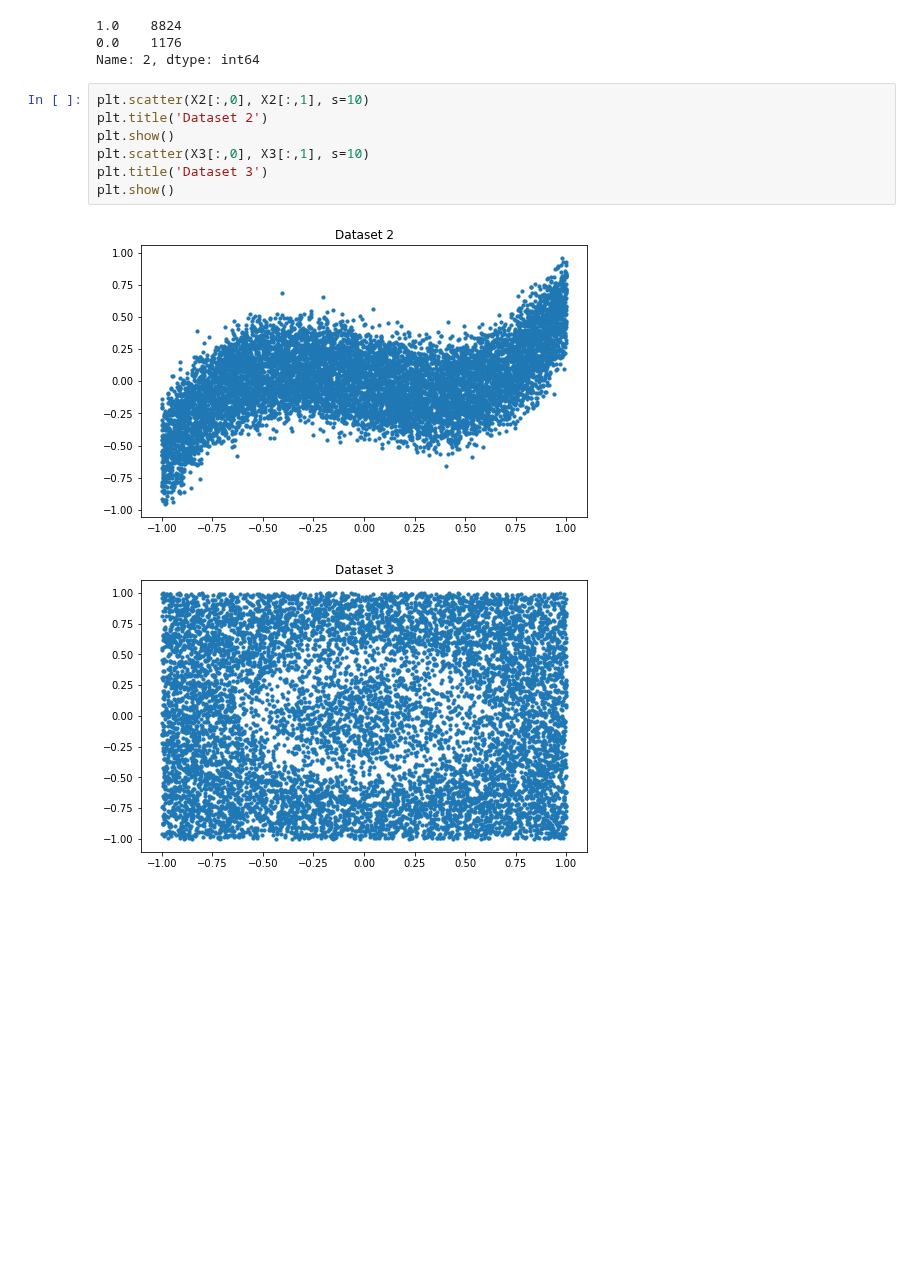
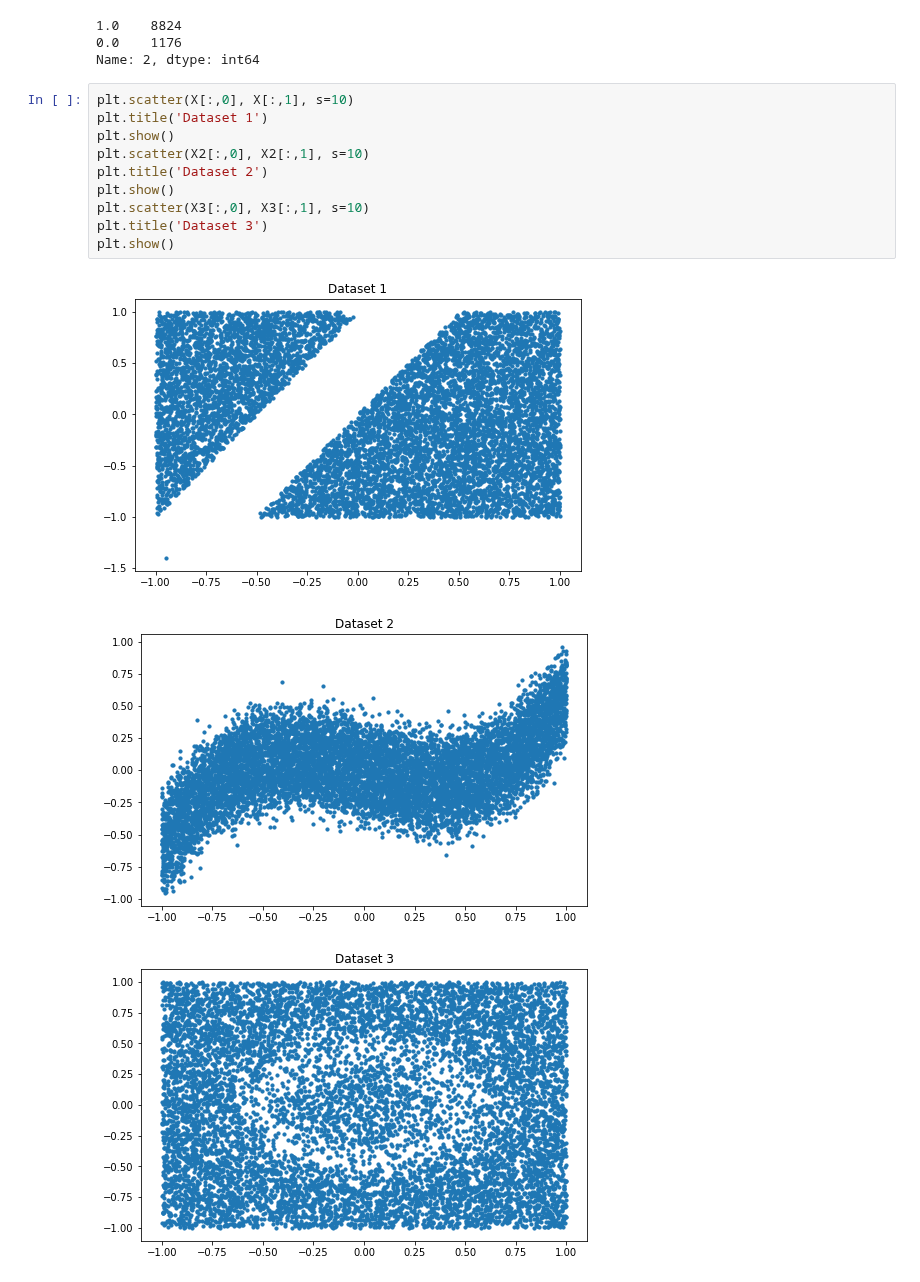
Before and after one commit to vipulpopat/MSCAI_Sem1_Etivity5, a Jupyter notebook: 18200036_Etivity5_CE6002.ipynb, the cells around one changed output. Drawn from its saved outputs; the diff is of its cells as text; blank space fills up the shorter version.

```diff
--- a/18200036_Etivity5_CE6002.ipynb
+++ b/18200036_Etivity5_CE6002.ipynb
@@ -210,14 +213,18 @@ y3.value_counts()
 0.0    1176
 Name: 2, dtype: int64
 # %%
+plt.scatter(X[:,0], X[:,1], s=10)
+plt.title('Dataset 1')
+plt.show()
 plt.scatter(X2[:,0], X2[:,1], s=10)
 plt.title('Dataset 2')
 plt.show()
 plt.scatter(X3[:,0], X3[:,1], s=10)
 plt.title('Dataset 3')
 plt.show()
 # %% [output]
-[figure, old version]
+[figure, new version]
-[figure, old version]
+[figure, new version]
+[figure, added]
 # %%
 # prepare independent stratified data sets for training and test of the final model
```
Also changed, not shown: parts of 15 cells of this notebook, 2 other files.
